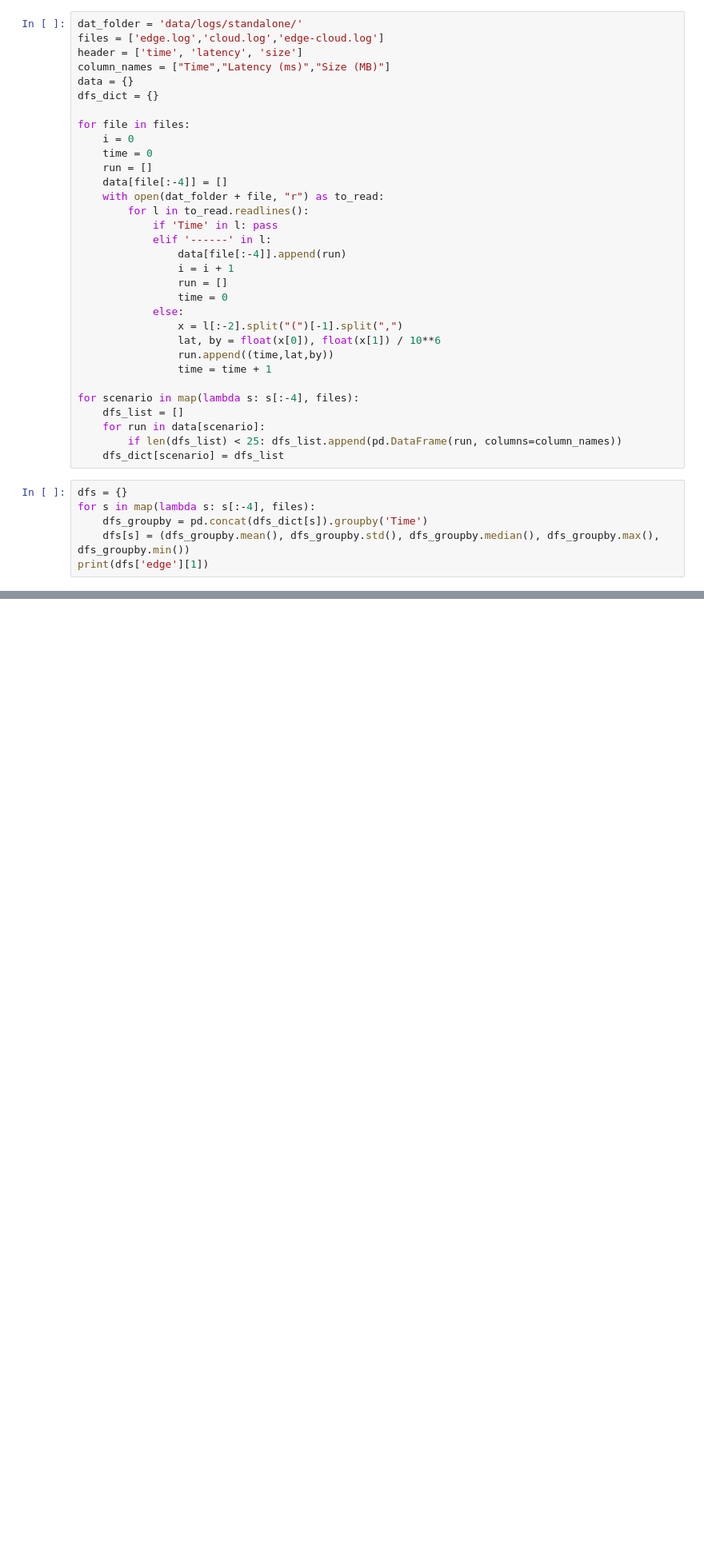
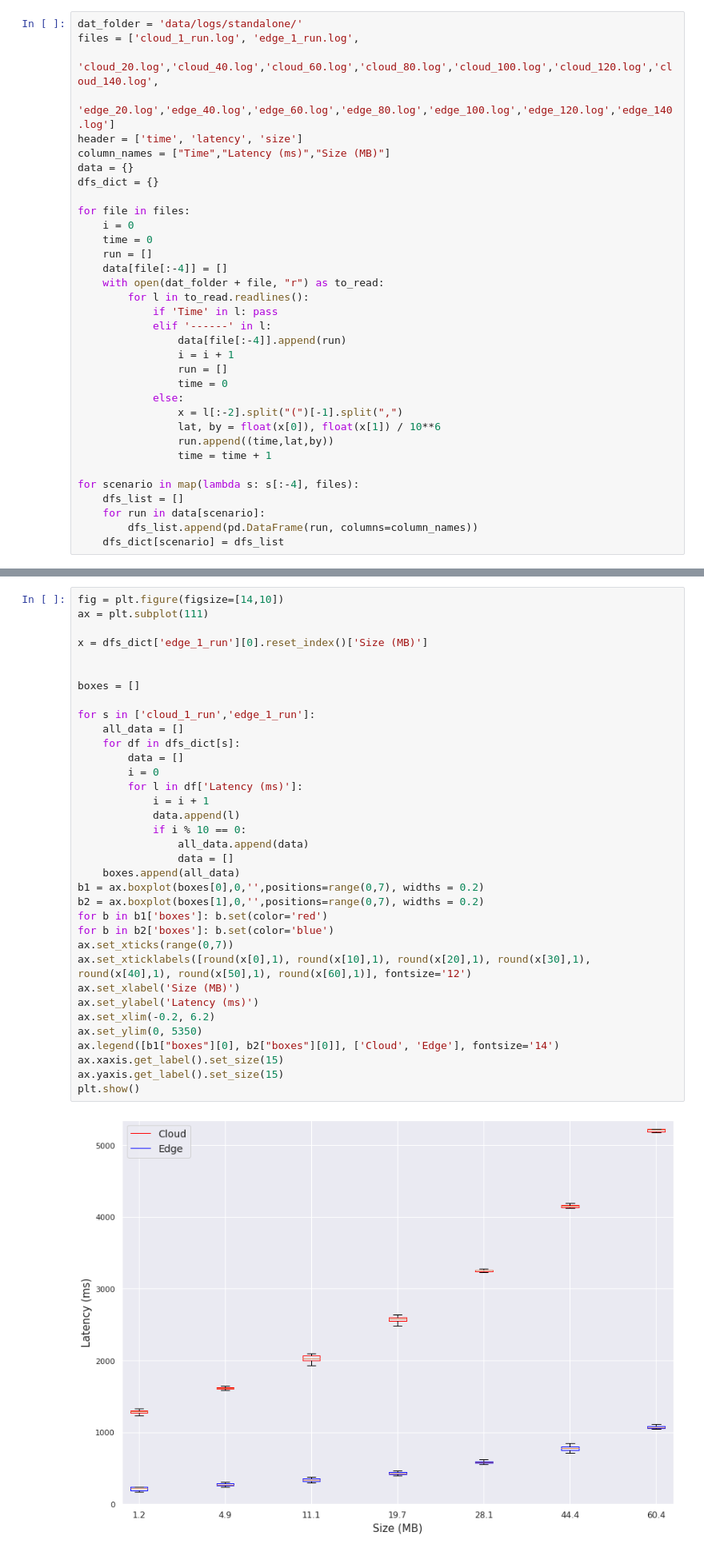
Before and after one commit to LBacchiani/birex_orchestrator, a Jupyter notebook: single_pipeline.ipynb, the cells around one changed output, grey strips where cells are left out. Shown: that part at 80% size. Cells and saved outputs as stored; diff of their text form; blank space fills up the shorter version.

Commit message:
data

```diff
--- a/single_pipeline.ipynb
+++ b/single_pipeline.ipynb
@@ -6,7 +6,9 @@ import numpy as np
 from matplotlib.patches import Polygon
 # %%
 dat_folder = 'data/logs/standalone/'
-files = ['edge.log','cloud.log','edge-cloud.log']
+files = ['cloud_1_run.log', 'edge_1_run.log',
+         'cloud_20.log','cloud_40.log','cloud_60.log','cloud_80.log','cloud_100.log','cloud_120.log','cloud_140.log',
+         'edge_20.log','edge_40.log','edge_60.log','edge_80.log','edge_100.log','edge_120.log','edge_140.log']
 header = ['time', 'latency', 'size']
 column_names = ["Time","Latency (ms)","Size (MB)"]
 data = {}
@@ -34,11 +36,5 @@ for file in files:
 for scenario in map(lambda s: s[:-4], files):
     dfs_list = []
     for run in data[scenario]:
-        if len(dfs_list) < 25: dfs_list.append(pd.DataFrame(run, columns=column_names))
+        dfs_list.append(pd.DataFrame(run, columns=column_names))
     dfs_dict[scenario] = dfs_list
-# %%
-dfs = {}
-for s in map(lambda s: s[:-4], files):
-    dfs_groupby = pd.concat(dfs_dict[s]).groupby('Time')
-    dfs[s] = (dfs_groupby.mean(), dfs_groupby.std(), dfs_groupby.median(), dfs_groupby.max(), dfs_groupby.min())
-print(dfs['edge'][1])
@@ -111 +43,38 @@ plt.show()
+# %%
+fig = plt.figure(figsize=[14,10])
+ax = plt.subplot(111)
+
+x = dfs_dict['edge_1_run'][0].reset_index()['Size (MB)']
+
+
+boxes = []
+
+for s in ['cloud_1_run','edge_1_run']:
+    all_data = []
+    for df in dfs_dict[s]:
+        data = []
+        i = 0
+        for l in df['Latency (ms)']:
+            i = i + 1
+            data.append(l)
+            if i % 10 == 0:
+                all_data.append(data)
+                data = []
+    boxes.append(all_data)
+b1 = ax.boxplot(boxes[0],0,'',positions=range(0,7), widths = 0.2)
+b2 = ax.boxplot(boxes[1],0,'',positions=range(0,7), widths = 0.2)
+for b in b1['boxes']: b.set(color='red')
+for b in b2['boxes']: b.set(color='blue')
+ax.set_xticks(range(0,7))
+ax.set_xticklabels([round(x[0],1), round(x[10],1), round(x[20],1), round(x[30],1), round(x[40],1), round(x[50],1), round(x[60],1)], fontsize='12')
+ax.set_xlabel('Size (MB)')
+ax.set_ylabel('Latency (ms)')
+ax.set_xlim(-0.2, 6.2)
+ax.set_ylim(0, 5350)
+ax.legend([b1["boxes"][0], b2["boxes"][0]], ['Cloud', 'Edge'], fontsize='14')
+ax.xaxis.get_label().set_size(15)
+ax.yaxis.get_label().set_size(15)
+plt.show()
+# %% [output]
+[figure, added]
 # %%
```
Also changed, not shown: parts of 13 cells of this notebook, 6 other files.
